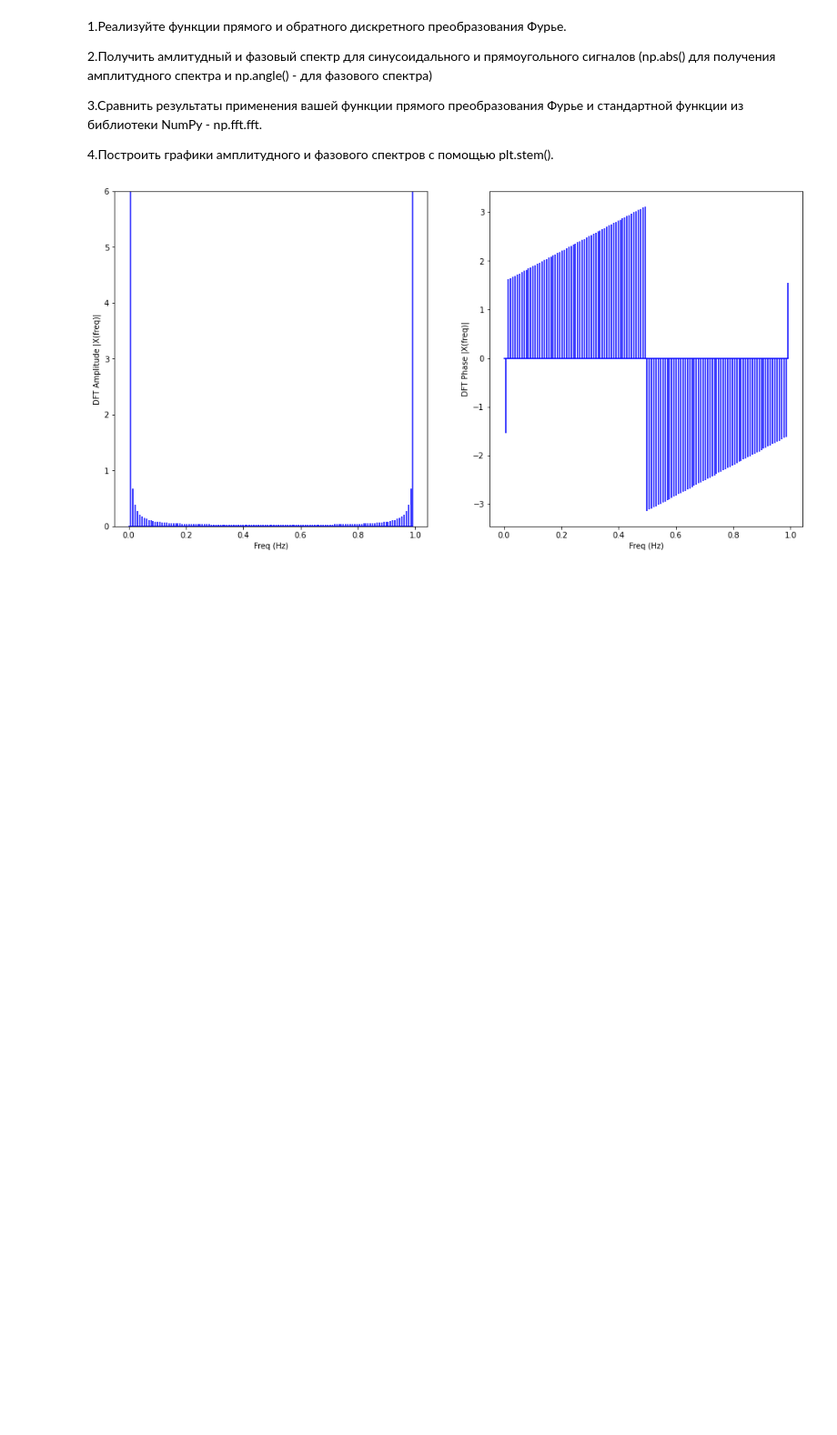
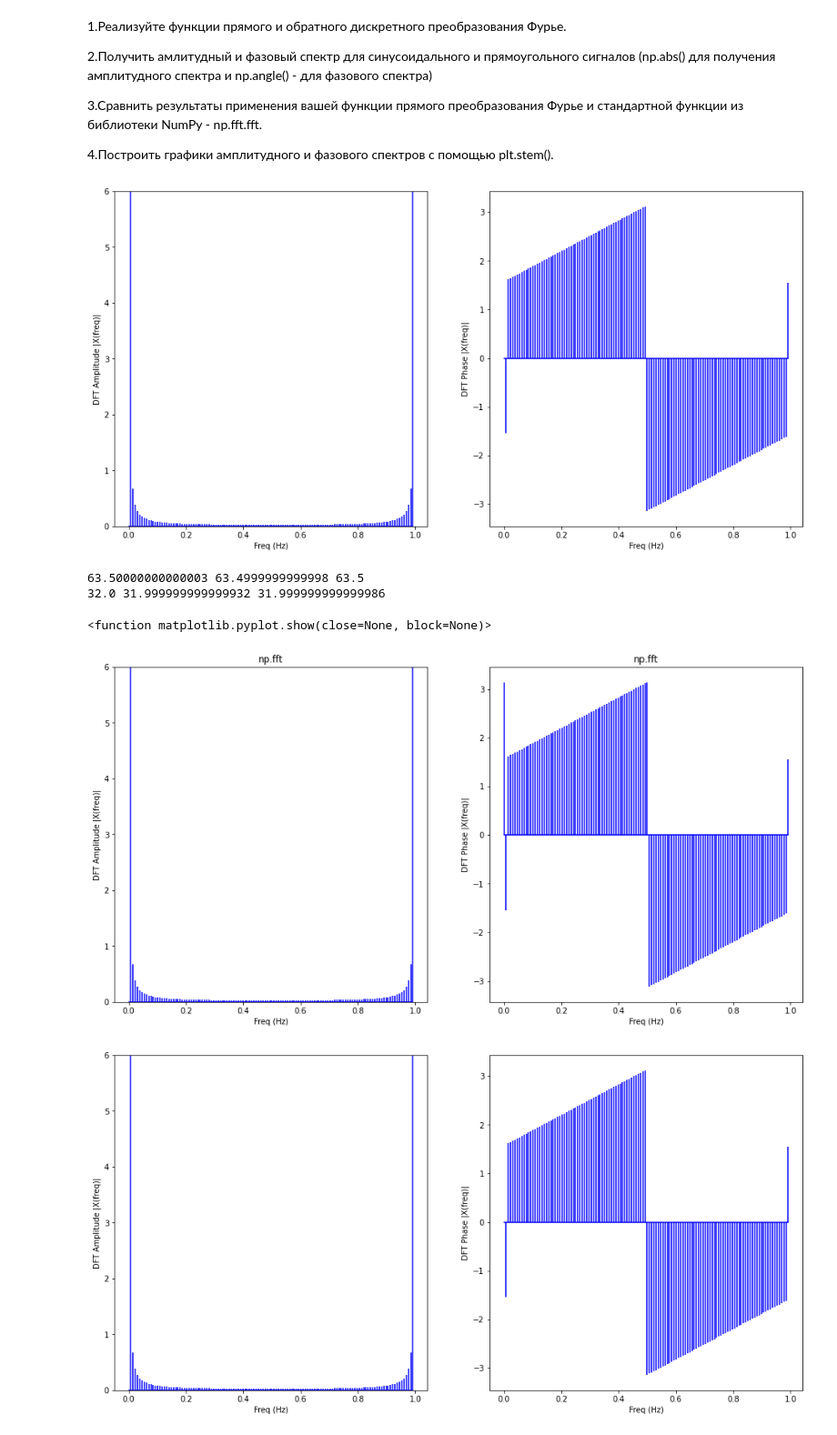
Before and after one commit to Yaroslav1001/Gritsyshin_Yaroslav_519st, a Jupyter notebook: practic6/practic6.ipynb, the cells around one changed output. Shown at 91% size. Saved outputs shown, nothing was run; the diff lists cells and outputs as text; code cells hidden in the pictures; blank space fills up the shorter version.

```diff
--- a/practic6/practic6.ipynb
+++ b/practic6/practic6.ipynb
@@ -64,3 +64,43 @@ plt.ylabel('DFT Phase |X(freq)|')
 plt.show()
 # %% [output]
 [figure]
+# %%
+for i in [x, x_rect]:
+    X = DFT(i)
+    X1 = np.fft.fft(i)
+    plt.figure(figsize = (16, 8))
+    plt.subplot(1, 2, 1)
+    plt.stem(f, np.abs(X1), 'b', markerfmt=" ", basefmt="-b")
+    plt.title('np.fft')
+    plt.xlabel('Freq (Hz)')
+    plt.ylabel('DFT Amplitude |X(freq)|')
+    plt.ylim(0, 6)
+    plt.subplot(1, 2, 2)
+    plt.stem(f, np.angle(X1), 'b', markerfmt=" ", basefmt="-b")
+    plt.title('np.fft')
+    plt.xlabel('Freq (Hz)')
+    plt.ylabel('DFT Phase |X(freq)|')
+
+    plt.figure(figsize = (16, 8))
+    plt.subplot(1, 2, 1)
+    plt.stem(f, np.abs(X), 'b', markerfmt=" ", basefmt="-b")
+    plt.xlabel('Freq (Hz)')
+    plt.ylabel('DFT Amplitude |X(freq)|')
+    plt.ylim(0, 6)
+    plt.subplot(1, 2, 2)
+    plt.stem(f, np.angle(X), 'b', markerfmt=" ", basefmt="-b")
+    plt.xlabel('Freq (Hz)')
+    plt.ylabel('DFT Phase |X(freq)|')
+
+    a = sum(abs(i)**2)
+    b = 1/N*sum(abs(X)**2)
+    c = 1/N*sum(abs(X1)**2)
+    print(a, b, c)
+
+plt.show
+# %% [output]
+63.50000000000003 63.4999999999998 63.5
+32.0 31.999999999999932 31.999999999999986
+<function matplotlib.pyplot.show(close=None, block=None)>
+[figure, added]
+[figure, added]
```
Also changed, not shown: parts of 1 cell of this notebook.
